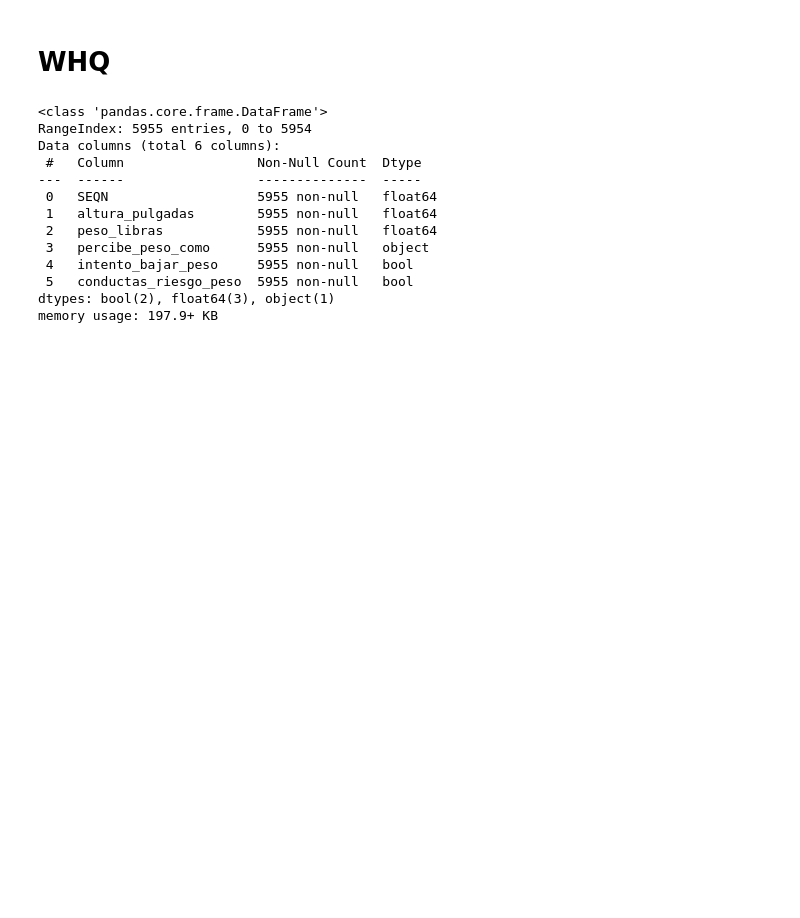
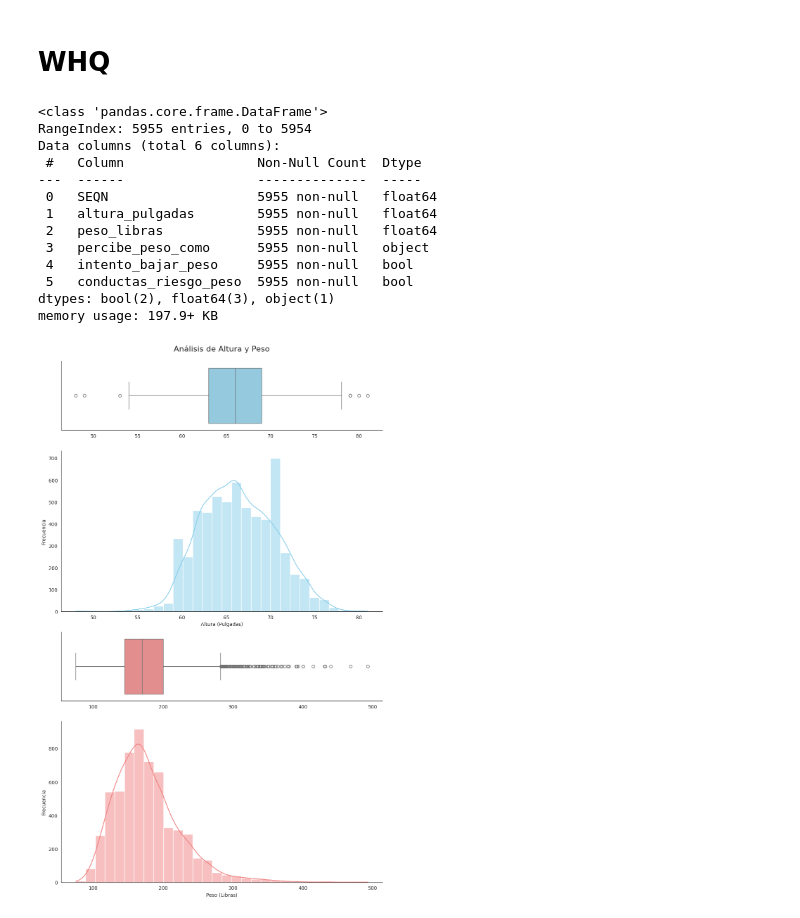
Before and after one commit to salva1984/kokoa-analisis-salud-mental, a Jupyter notebook: notebooks/04-analisis.ipynb, the cells around one changed output. Drawn from its saved outputs; the diff is of its cells as text; code cells hidden in the pictures; blank space fills up the shorter version.

```diff
--- a/notebooks/04-analisis.ipynb
+++ b/notebooks/04-analisis.ipynb
@@ -802,3 +799,32 @@ Data columns (total 6 columns):
  5   conductas_riesgo_peso  5955 non-null   bool
 dtypes: bool(2), float64(3), object(1)
 memory usage: 197.9+ KB
+# %%
+# Configuramos 4 filas (2 para Altura, 2 para Peso) y 1 sola columna
+# Usamos height_ratios para que los boxplots sean delgaditos y los histogramas grandes
+fig, axes = plt.subplots(nrows=4, ncols=1, figsize=(10, 16),
+                         gridspec_kw={"height_ratios": (.15, .35, .15, .35)})
+
+# --- BLOQUE 1: Altura (Pisos 0 y 1) ---
+sns.boxplot(data=df_whq, x='altura_pulgadas', ax=axes[0], color='skyblue')
+axes[0].set_title('Análisis de Altura y Peso', fontsize=16, pad=20)
+axes[0].set(xlabel='') # Quitamos el label del eje X para que no choque
+
+sns.histplot(data=df_whq, x='altura_pulgadas', kde=True, ax=axes[1], color='skyblue', bins=30)
+axes[1].set_ylabel('Frecuencia')
+axes[1].set_xlabel('Altura (Pulgadas)')
+
+# --- BLOQUE 2: Peso (Pisos 2 y 3) ---
+sns.boxplot(data=df_whq, x='peso_libras', ax=axes[2], color='lightcoral')
+axes[2].set(xlabel='')
+
+sns.histplot(data=df_whq, x='peso_libras', kde=True, ax=axes[3], color='lightcoral', bins=30)
+axes[3].set_ylabel('Frecuencia')
+axes[3].set_xlabel('Peso (Libras)')
+
+# Limpieza visual
+sns.despine()
+plt.tight_layout()
+plt.show()
+# %% [output]
+[figure, added]
```
Also changed, not shown: parts of 5 cells of this notebook, 2 other files.
